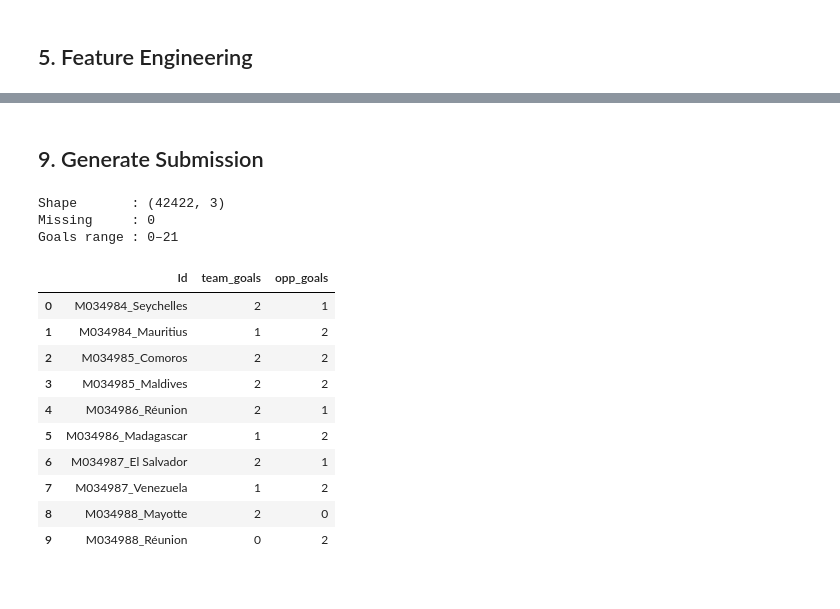
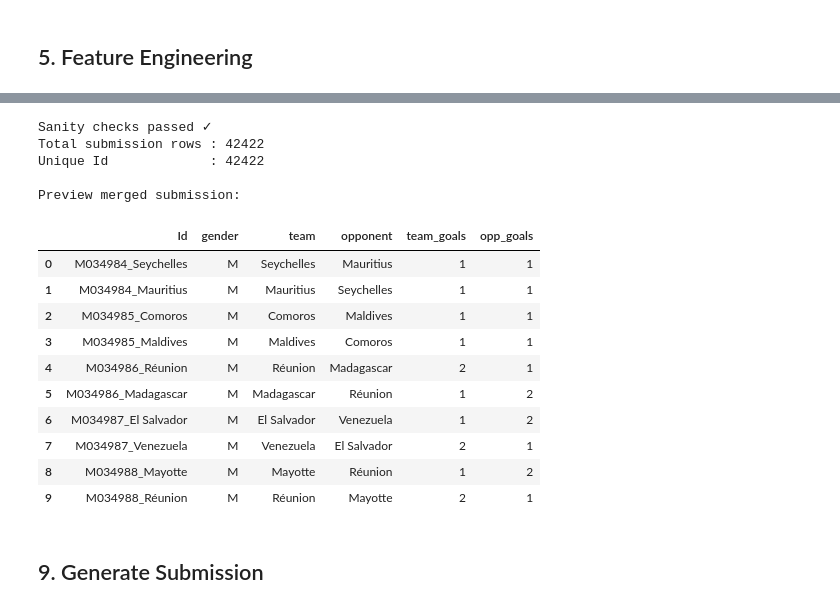
Before and after one commit to maulnite/gamafest-bcc-lagi-bawa-anak-baru, a Jupyter notebook: dump/football_goal_prediction_domain_split_MW.ipynb, the cells around one changed output, grey strips where cells are left out. Drawn from its saved outputs; the diff is of its cells as text; code cells hidden in the pictures.

```diff
--- a/football_goal_prediction (experiment2).ipynb
+++ b/dump/football_goal_prediction_domain_split_MW.ipynb
@@ -959,32 +1493,39 @@ Actual      Predicted   base_mae    penalty   loss
+# %%
+assert submission_domain['Id'].is_unique
+assert submission_domain[['team_goals', 'opp_goals']].isna().sum().sum() == 0
+assert set(submission_domain['Id']) == set(test['Id'])
+
+merge_check = (
+    test[['Id', 'gender', 'team', 'opponent']]
+    .merge(
+        submission_domain[['Id', 'team_goals', 'opp_goals']],
+        on='Id',
+        how='left',
+        validate='one_to_one'
+    )
+)
+
+print('Sanity checks passed ✓')
+print(f'Total submission rows : {len(merge_check)}')
+print(f'Unique Id             : {merge_check["Id"].nunique()}')
+print('\nPreview merged submission:')
+display(merge_check.head(10))
+# %% [output]
+Sanity checks passed ✓
+Total submission rows : 42422
+Unique Id             : 42422
+
+Preview merged submission:
+|  | Id | gender | team | opponent | team_goals | opp_goals |
+| 0 | M034984_Seychelles | M | Seychelles | Mauritius | 1 | 1 |
+| 1 | M034984_Mauritius | M | Mauritius | Seychelles | 1 | 1 |
+| 2 | M034985_Comoros | M | Comoros | Maldives | 1 | 1 |
+| 3 | M034985_Maldives | M | Maldives | Comoros | 1 | 1 |
+| 4 | M034986_Réunion | M | Réunion | Madagascar | 2 | 1 |
+| 5 | M034986_Madagascar | M | Madagascar | Réunion | 1 | 2 |
+| 6 | M034987_El Salvador | M | El Salvador | Venezuela | 1 | 2 |
+| 7 | M034987_Venezuela | M | Venezuela | El Salvador | 2 | 1 |
+| 8 | M034988_Mayotte | M | Mayotte | Réunion | 1 | 2 |
+| 9 | M034988_Réunion | M | Réunion | Mayotte | 2 | 1 |
 # %% [markdown]
 ## 9. Generate Submission
-# %%
-submission = gt.rename(columns={
-    'team_goals_true': 'team_goals',
-    'opp_goals_true' : 'opp_goals'
-})[['Id', 'team_goals', 'opp_goals']]
-
-# Sanity checks
-assert submission.isna().sum().sum() == 0, 'Ada NaN!'
-assert (submission['team_goals'] >= 0).all(), 'Ada goals negatif!'
-assert len(submission) == len(test), 'Jumlah baris tidak sesuai!'
-
-print(f'Shape       : {submission.shape}')
-print(f'Missing     : {submission.isna().sum().sum()}')
-print(f'Goals range : {submission["team_goals"].min()}–{submission["team_goals"].max()}')
-submission.head(10)
-# %% [output]
-Shape       : (42422, 3)
-Missing     : 0
-Goals range : 0–21
-|  | Id | team_goals | opp_goals |
-| 0 | M034984_Seychelles | 2 | 1 |
-| 1 | M034984_Mauritius | 1 | 2 |
-| 2 | M034985_Comoros | 2 | 2 |
-| 3 | M034985_Maldives | 2 | 2 |
-| 4 | M034986_Réunion | 2 | 1 |
-| 5 | M034986_Madagascar | 1 | 2 |
-| 6 | M034987_El Salvador | 2 | 1 |
-| 7 | M034987_Venezuela | 1 | 2 |
-| 8 | M034988_Mayotte | 2 | 0 |
-| 9 | M034988_Réunion | 0 | 2 |
```
Also changed, not shown: parts of 25 cells of this notebook, 14 other files.
